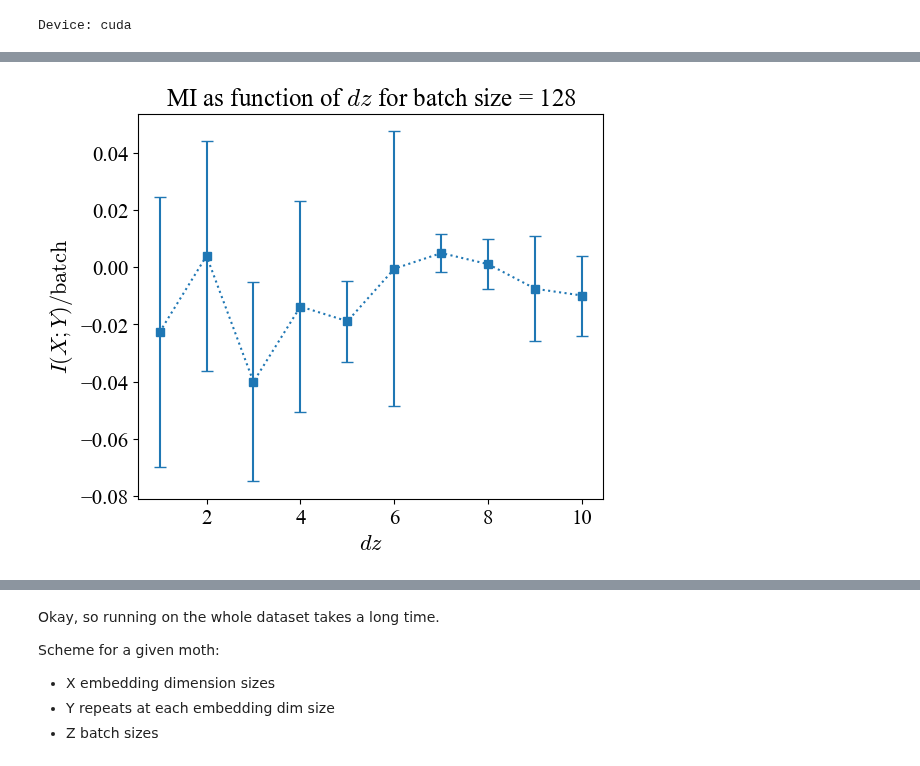
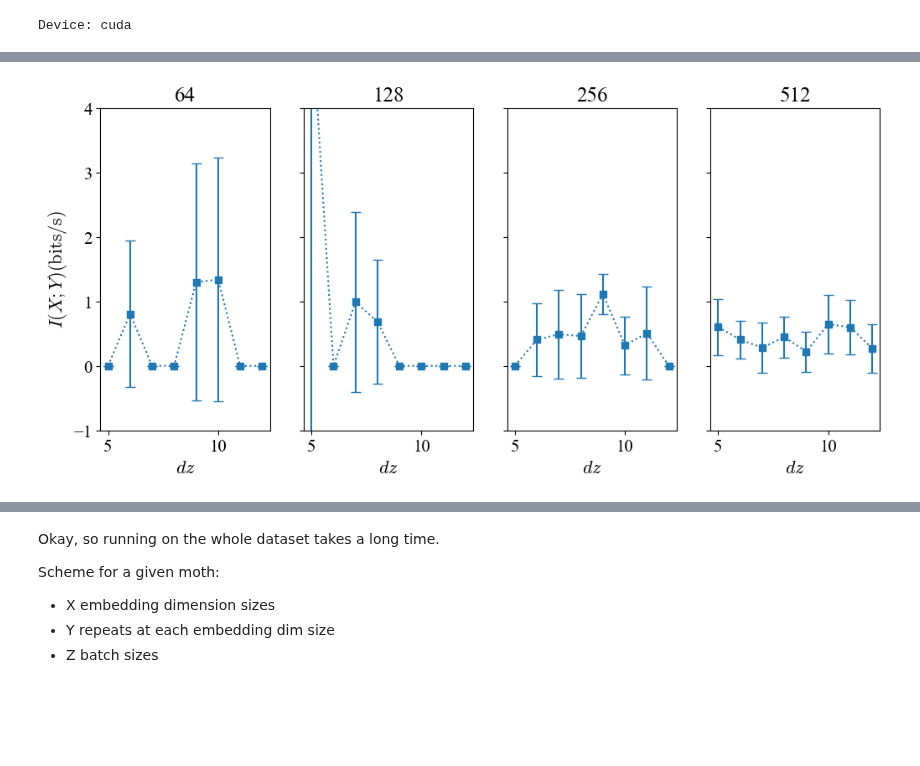
Before and after one commit to LeoJW/VNCMPanalysis, a Jupyter notebook: eslam_MI/Mothy_MI.ipynb, the cells around one changed output, grey strips where cells are left out. Saved outputs shown, nothing was run; the diff lists cells and outputs as text; code cells hidden in the pictures; blank space fills up the shorter version.

```diff
--- a/eslam_MI/Mothy_MI.ipynb
+++ b/eslam_MI/Mothy_MI.ipynb
@@ -173,7 +162,7 @@ params = {
     'max_dz': 12, # max value for embed_dim that we search for
     'estimator': 'infonce', # Estimator: infonce or smile_5. See estimators.py for all options
     'mode': 'sep', # Almost always we'll use separable
-    'chunked_inference': True,
+    'chunked_inference': False,
     'chunk_size': 1000,
 }
 
@@ -182,7 +171,7 @@ params = {
 # full_dataset = create_data_split(dataset, train_fraction=0.95, device=device)
 # %%
 torch.cuda.empty_cache()
-this_params = {**params, 'embed_dim': 10, 'batch_size': 256}
+this_params = {**params, 'embed_dim': 10, 'batch_size': 512}
 dataset = BatchedDataset(X, Y, this_params['batch_size'])
 full_dataset = create_data_split(dataset, train_fraction=0.9, eval_fraction=0.2, device=device)
 mis, mis_test = train_model(DSIB, full_dataset, this_params)
@@ -428,4 +222,0 @@ Starting dz = 7
-# %%
-key = 'trial_2_dz_6_bs_128'
-plt.plot(gaussian_filter1d(np.nan_to_num(mi[key]), sigma=sigma))
-plt.plot(gaussian_filter1d(np.nan_to_num(mi_test[key]), sigma=sigma))
@@ -435,38 +223,34 @@ plt.plot(gaussian_filter1d(np.nan_to_num(mi_test[key]), sigma=sigma))
 # %%
-EMA_SPAN = 5 # smoothing, set to 1 if you don't want smoothing
-dz_means = []
-dz_stds = []
+# Define sigma, a small number is usually the best choice
+sigma=1 # (or 2 at most)
 
-fig, ax = plt.subplots(figsize=(6,5))
-for dz in range(1, params['max_dz']+1):
-    mi_trials = []
-    for j in range(params['n_trials']):
-        key = f"trial_{j}_dz_{dz}_bs_128"
+fig, ax = plt.subplots(1, len(batch_size_range), figsize=(12,5), sharey=True)
+for i,bs in enumerate(batch_size_range):
+    dz_means = []
+    dz_stds = []
+    for dz in range(5, params['max_dz']+1):
+        mi_trials = []
+        for j in range(params['n_trials']):
+            key = f"trial_{j}_dz_{dz}_bs_{bs}"
+            # Convert Nan to zeros and smooth
+            # train = gaussian_filter1d(np.nan_to_num(mi[key]), sigma=sigma)
+            test = gaussian_filter1d(np.nan_to_num(mi_test[key]), sigma=sigma) / bs * np.log2(np.e) * 1000
+            # Pick the epoch with highest test value and get corresponding train
+            best = np.argmax(test)
+            mi_trials.append(test[best])
+        dz_means.append(np.mean(np.array(mi_trials)).flatten())
+        dz_stds.append(np.std(np.array(mi_trials)).flatten())
+    b = ax[i].errorbar(
+        range(5, params['max_dz']+1), np.array(dz_means).flatten(),
+        yerr=np.array(dz_stds).flatten(),
+        fmt='s:', capsize=4)
 
-        # Define sigma, a small number is usually the best choice
-        sigma=1 # (or 2 at most)
-        # Convert Nan to zeros and smooth
-        train = gaussian_filter1d(np.nan_to_num(mi[key]), sigma=sigma)
-        test = gaussian_filter1d(np.nan_to_num(mi_test[key]), sigma=sigma)
-
-        # Pick the epoch with highest test value and get corresponding train
-        best = np.argmax(test)
-
-        mi_trials.append(train[best])
-
-    dz_means.append(np.mean(np.array(mi_trials)).flatten())
-    dz_stds.append(np.std(np.array(mi_trials)).flatten())
-
-
-b = ax.errorbar(
-    range(1, params['max_dz']+1), np.array(dz_means).flatten(),
-    yerr=np.array(dz_stds).flatten(),
-    fmt='s:', capsize=4)
-
-# Set title and scales
-ax.set_title(r"MI as function of $dz$ for batch size = "+str(params['batch_size']))
-ax.set_xlabel(r'$dz$')
-ax.set_ylabel(r'$I(X;Y)/\text{batch}$');
+    # Set title and scales
+    ax[i].set_title(str(bs))
+    ax[i].set_xlabel(r'$dz$')
+    if i == 0:
+        ax[i].set_ylabel(r'$I(X;Y) \text{(bits/s)}$');
+    ax[i].set_ylim(-1, 4)
 # %% [output]
-[figure, old version]
+[figure, new version]
 # %%
```
Also changed, not shown: parts of 13 cells of this notebook, 2 other files.
